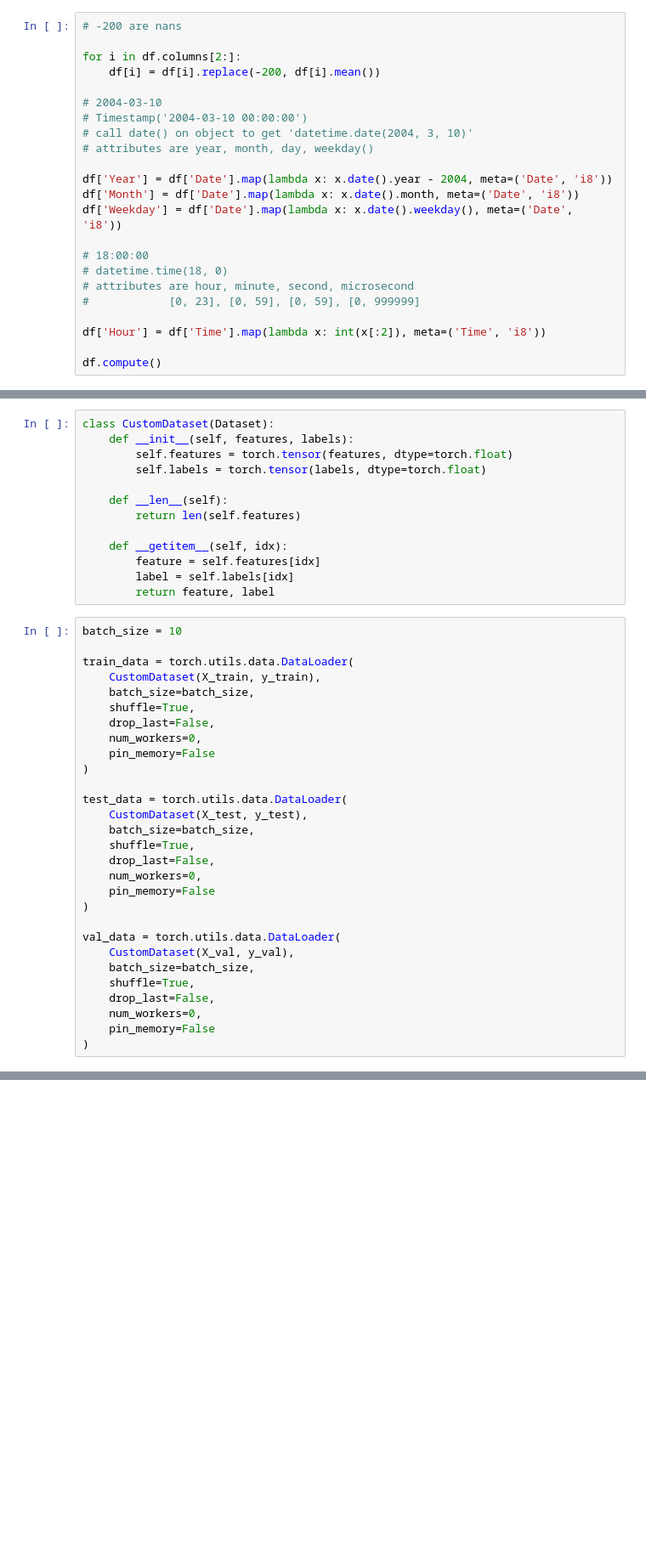
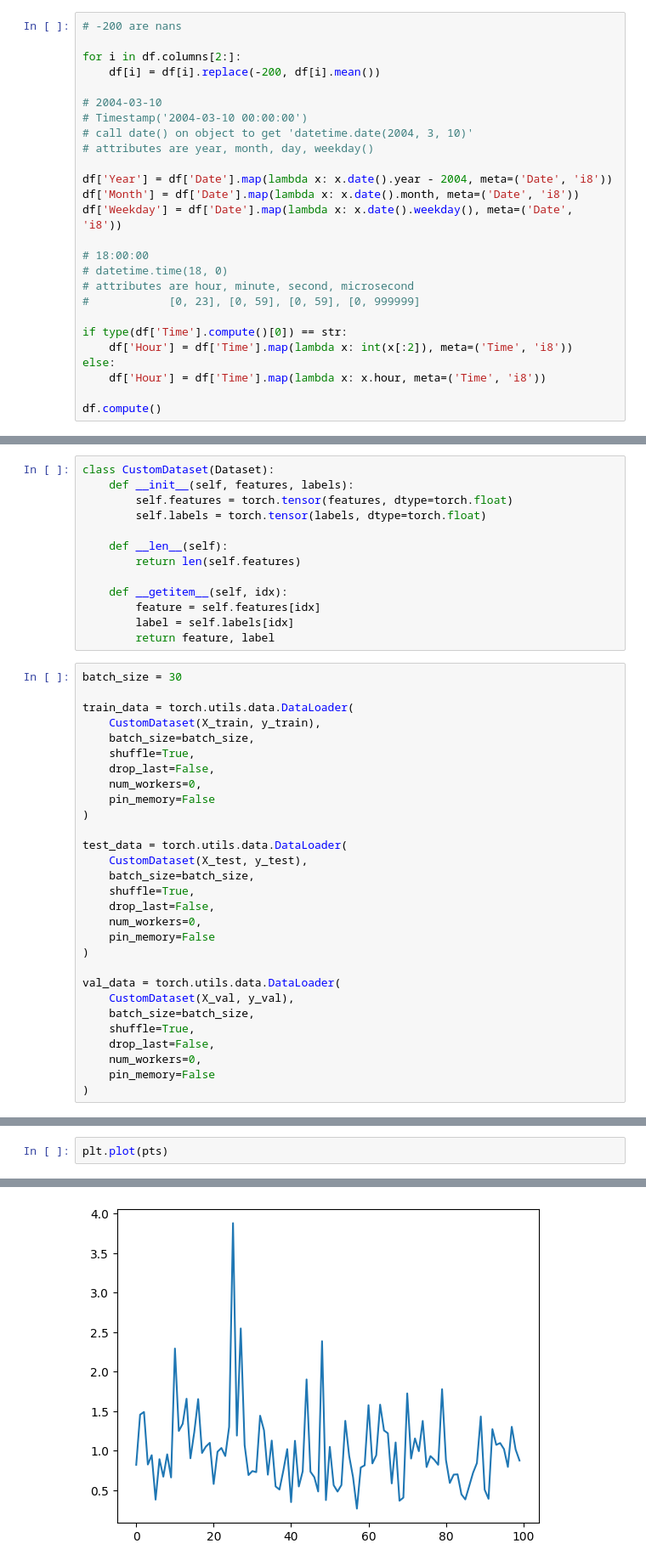
Before and after one commit to jasonchu-dev/Air_Quality_Forecasting, a Jupyter notebook: gpu_version.ipynb, the cells around one changed output, grey strips where cells are left out. Shown at 85% size. Drawn from its saved outputs; the diff is of its cells as text; blank space fills up the shorter version.

Commit message:
datetime, str type fixed when feature engr time

```diff
--- a/gpu_version.ipynb
+++ b/gpu_version.ipynb
@@ -42,7 +54,10 @@ df['Weekday'] = df['Date'].map(lambda x: x.date().weekday(), meta=('Date', 'i8')
 # attributes are hour, minute, second, microsecond
 #            [0, 23], [0, 59], [0, 59], [0, 999999]
 
-df['Hour'] = df['Time'].map(lambda x: int(x[:2]), meta=('Time', 'i8'))
+if type(df['Time'].compute()[0]) == str:
+    df['Hour'] = df['Time'].map(lambda x: int(x[:2]), meta=('Time', 'i8'))
+else:
+    df['Hour'] = df['Time'].map(lambda x: x.hour, meta=('Time', 'i8'))
 
 df.compute()
 # %% [output]
@@ -190,7 +205,7 @@ class CustomDataset(Dataset):
         label = self.labels[idx]
         return feature, label
 # %%
-batch_size = 10
+batch_size = 30
 
 train_data = torch.utils.data.DataLoader(
     CustomDataset(X_train, y_train),
@@ -329,0 +360,3 @@ KeyboardInterrupt:
+# %%
+plt.plot(pts)
+# %% [output]
@@ -329,0 +364 @@ KeyboardInterrupt:
+[figure, added]
```
Also changed, not shown: parts of 3 cells of this notebook.
